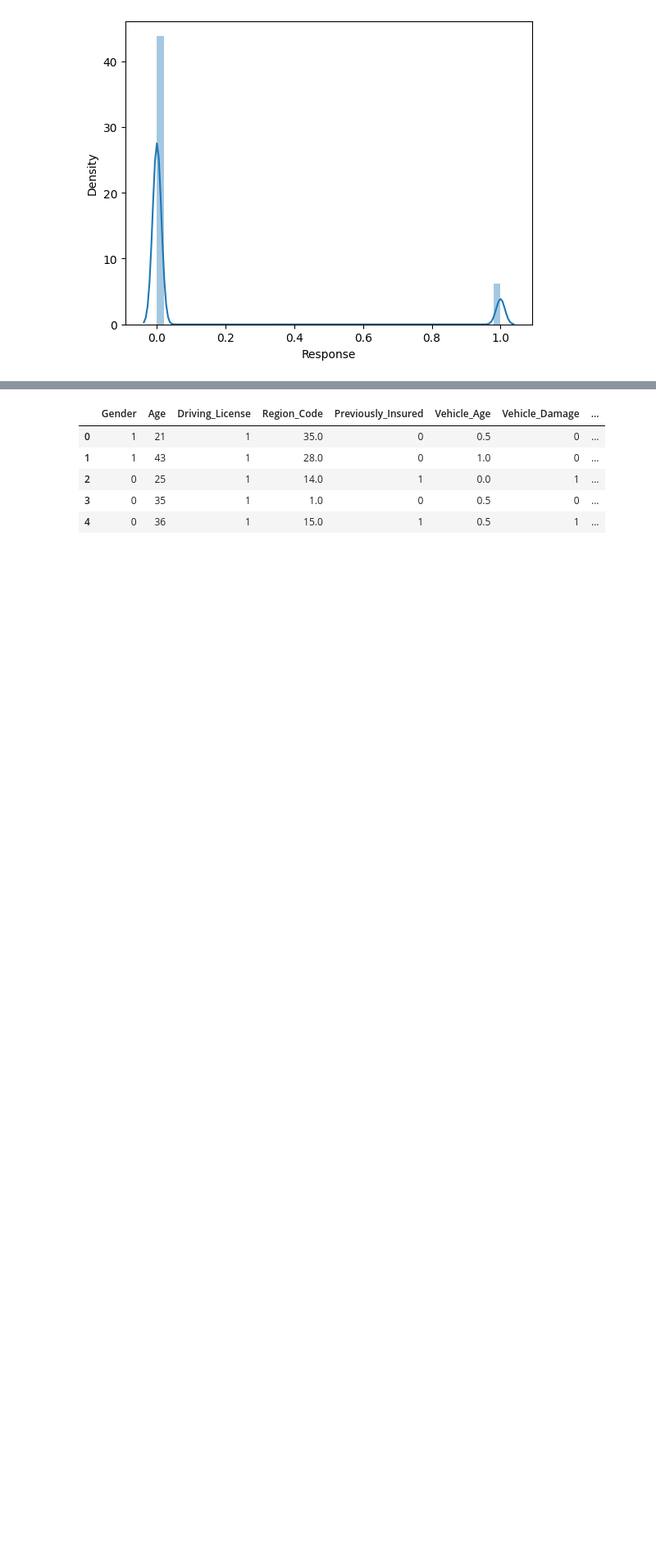
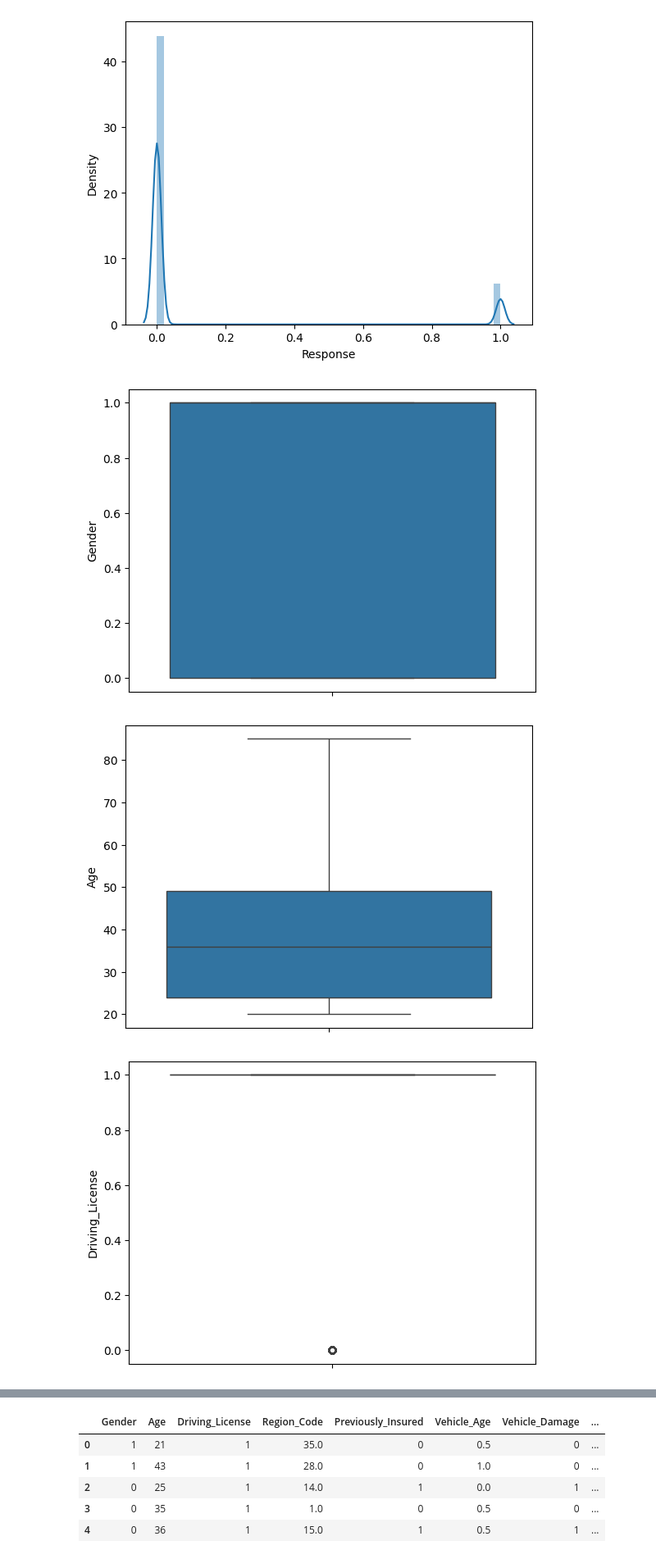
Before and after one commit to lalitha-sahitya/Predicting-Insurance-Premiums, a Jupyter notebook: Insurance_classification.ipynb, the cells around one changed output, grey strips where cells are left out. Shown at 82% size. Drawn from its saved outputs; the diff is of its cells as text; code cells hidden in the pictures; blank space fills up the shorter version.

```diff
--- a/Insurance_classification.ipynb
+++ b/Insurance_classification.ipynb
@@ -129,7 +167,3 @@ for i in data.select_dtypes(include='object').columns:
 Gender ['Male' 'Female']
 Vehicle_Age ['1-2 Year' '> 2 Years' '< 1 Year']
 Vehicle_Damage ['Yes' 'No']
-# %%
-for i in data.select_dtypes(include='object').columns:
-  sns.countplot(data=data,x=i)
-  plt.show()
@@ -150,3 +216,11 @@ for i in data.select_dtypes(include='number').columns:
 [figure]
 [figure]
 [figure]
+# %%
+for i in data.select_dtypes(include='number').columns:
+  sns.boxplot(data[i])
+  plt.show()
+# %% [output]
+[figure, added]
+[figure, added]
+[figure, added]
```
Also changed, not shown: parts of 21 cells of this notebook.
